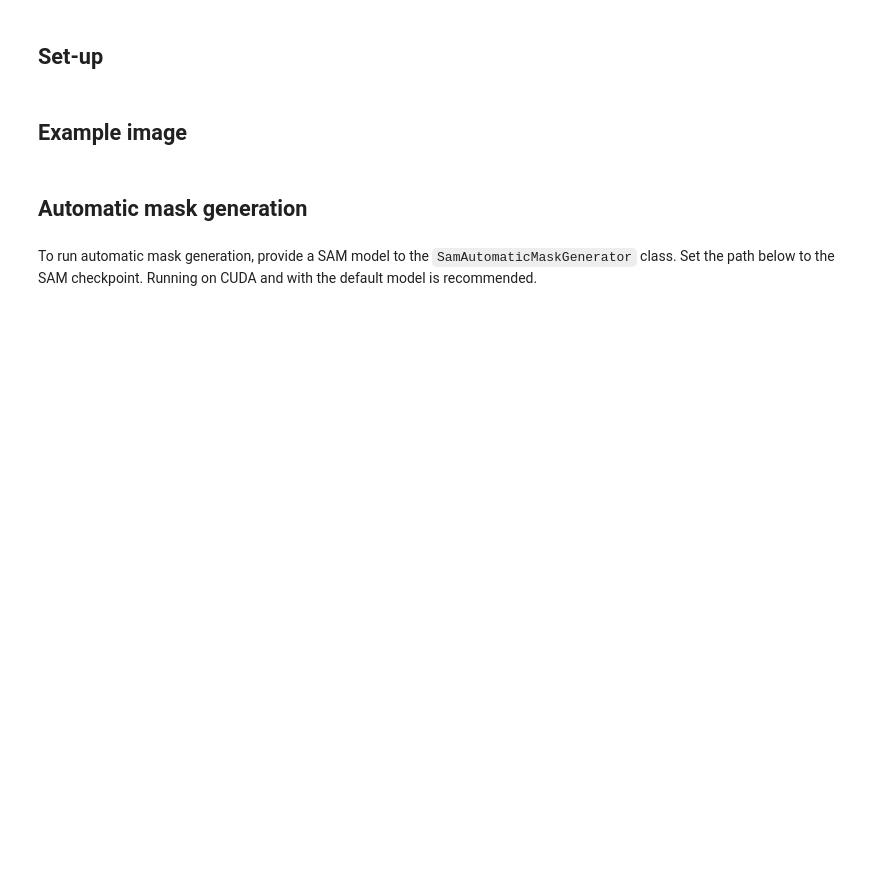
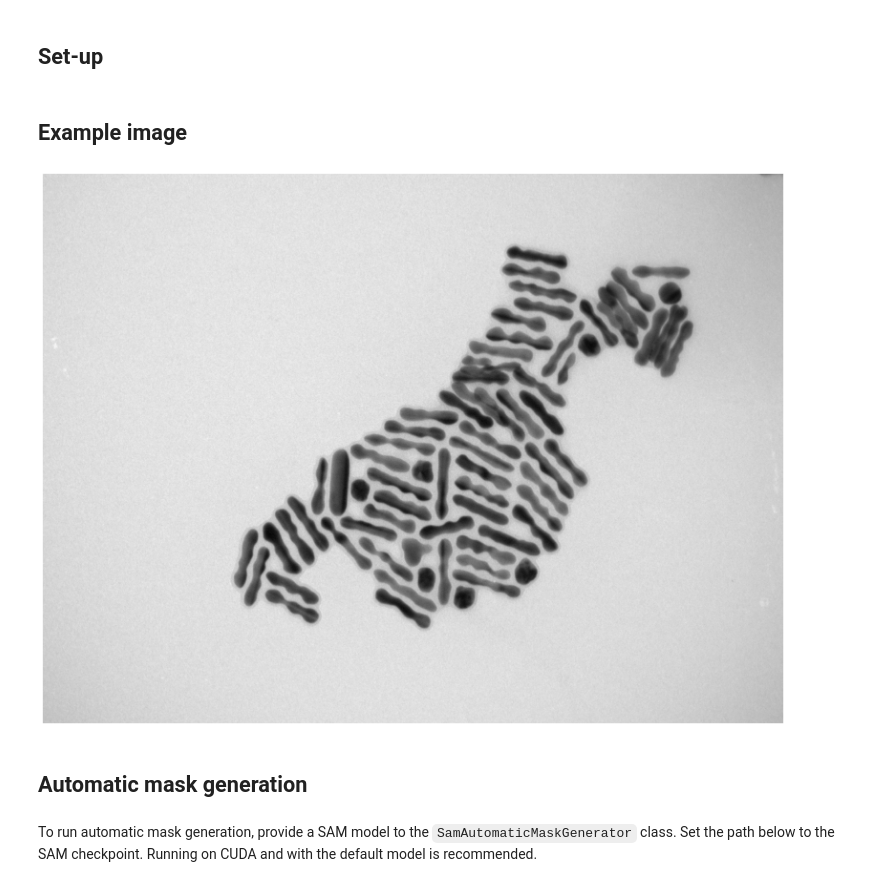
Before and after one commit to htao7/sam_nr, a Jupyter notebook: main.ipynb, the cells around one changed output. Cells and saved outputs as stored; diff of their text form; code cells hidden in the pictures; blank space fills up the shorter version.

```diff
--- a/main.ipynb
+++ b/main.ipynb
@@ -74,6 +85,13 @@ def show_anns(anns):
 # %%
 image = cv2.imread('images/1.jpg')
 image = cv2.cvtColor(image, cv2.COLOR_BGR2RGB)
+# %%
+plt.figure(figsize=(10,10))
+plt.imshow(image)
+plt.axis('off')
+plt.show()
+# %% [output]
+[figure, added]
 # %% [markdown]
 ## Automatic mask generation
 # %% [markdown]
```
Also changed, not shown: parts of 1 cell of this notebook.
